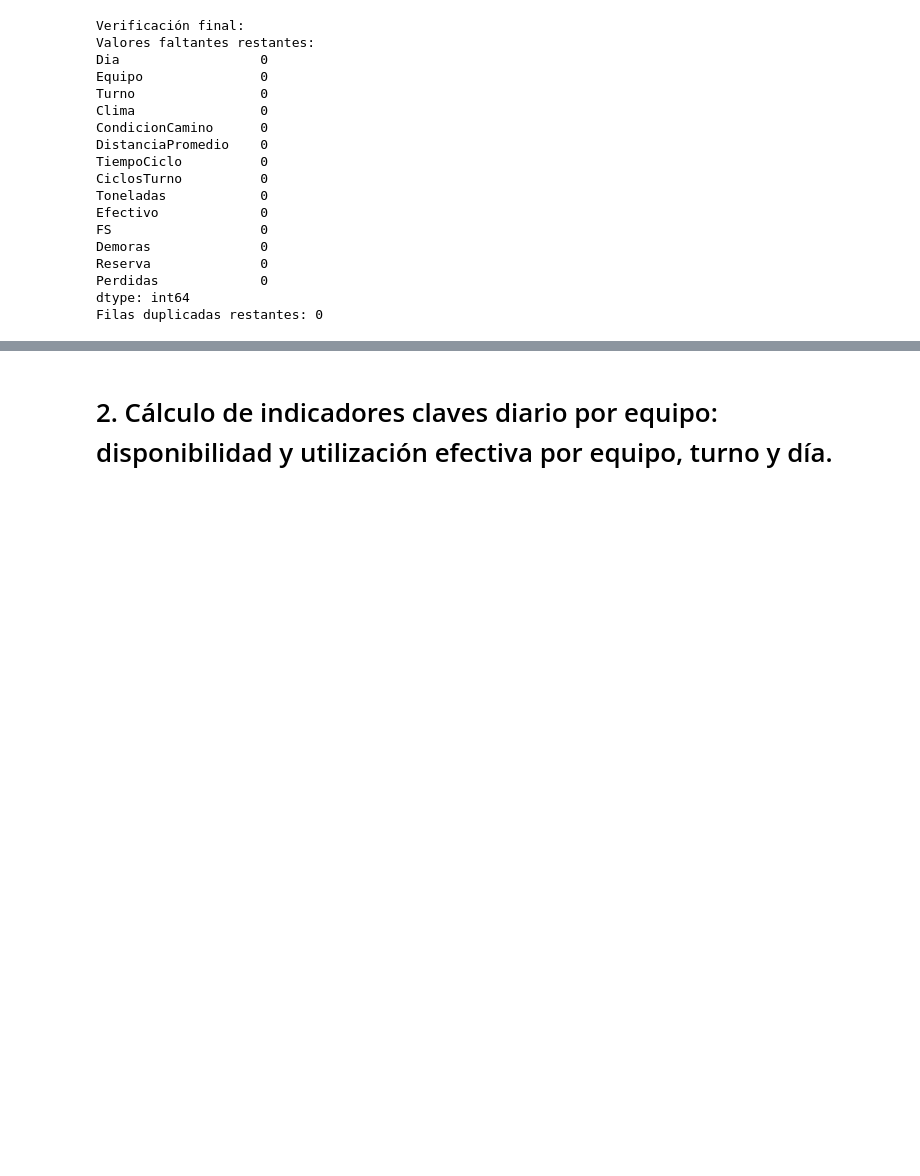
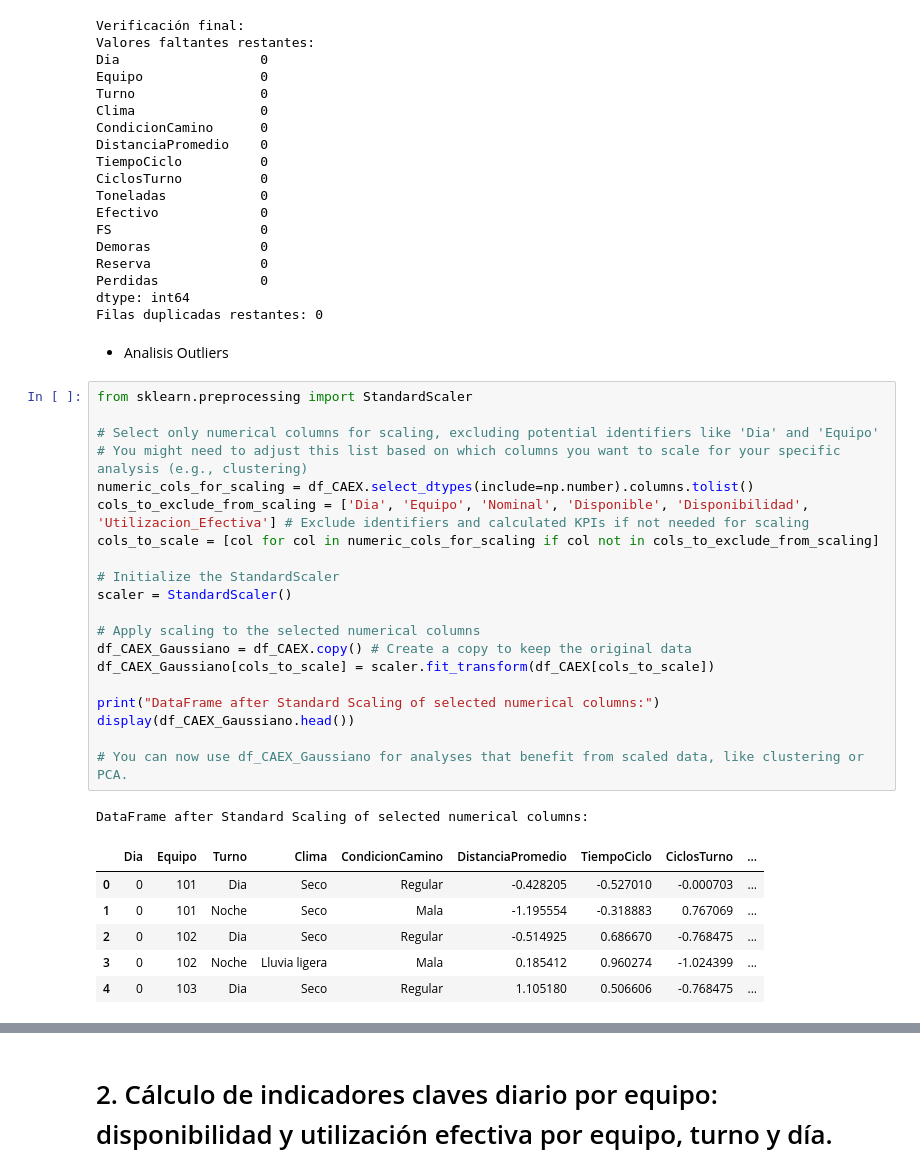
Before and after one commit to MatiasVelazcoGonzalez/Hitos_Analisis_de_datos-, a Jupyter notebook: Respaldo.ipynb, the cells around one changed output, grey strips where cells are left out. Drawn from its saved outputs; the diff is of its cells as text; blank space fills up the shorter version.

```diff
--- a/Respaldo.ipynb
+++ b/Respaldo.ipynb
@@ -458,3 +481,33 @@ Reserva              0
 Perdidas             0
 dtype: int64
 Filas duplicadas restantes: 0
+# %% [markdown]
+- Analisis Outliers
+# %%
+from sklearn.preprocessing import StandardScaler
+
+# Select only numerical columns for scaling, excluding potential identifiers like 'Dia' and 'Equipo'
+# You might need to adjust this list based on which columns you want to scale for your specific analysis (e.g., clustering)
+numeric_cols_for_scaling = df_CAEX.select_dtypes(include=np.number).columns.tolist()
+cols_to_exclude_from_scaling = ['Dia', 'Equipo', 'Nominal', 'Disponible', 'Disponibilidad', 'Utilizacion_Efectiva'] # Exclude identifiers and calculated KPIs if not needed for scaling
+cols_to_scale = [col for col in numeric_cols_for_scaling if col not in cols_to_exclude_from_scaling]
+
+# Initialize the StandardScaler
+scaler = StandardScaler()
+
+# Apply scaling to the selected numerical columns
+df_CAEX_Gaussiano = df_CAEX.copy() # Create a copy to keep the original data
+df_CAEX_Gaussiano[cols_to_scale] = scaler.fit_transform(df_CAEX[cols_to_scale])
+
+print("DataFrame after Standard Scaling of selected numerical columns:")
+display(df_CAEX_Gaussiano.head())
+
+# You can now use df_CAEX_Gaussiano for analyses that benefit from scaled data, like clustering or PCA.
+# %% [output]
+DataFrame after Standard Scaling of selected numerical columns:
+|  | Dia | Equipo | Turno | Clima | CondicionCamino | DistanciaPromedio | TiempoCiclo | CiclosTurno | ... |
+| 0 | 0 | 101 | Dia | Seco | Regular | -0.428205 | -0.527010 | -0.000703 | ... |
+| 1 | 0 | 101 | Noche | Seco | Mala | -1.195554 | -0.318883 | 0.767069 | ... |
+| 2 | 0 | 102 | Dia | Seco | Regular | -0.514925 | 0.686670 | -0.768475 | ... |
+| 3 | 0 | 102 | Noche | Lluvia ligera | Mala | 0.185412 | 0.960274 | -1.024399 | ... |
+| 4 | 0 | 103 | Dia | Seco | Regular | 1.105180 | 0.506606 | -0.768475 | ... |
```
Also changed, not shown: parts of 11 cells of this notebook.
